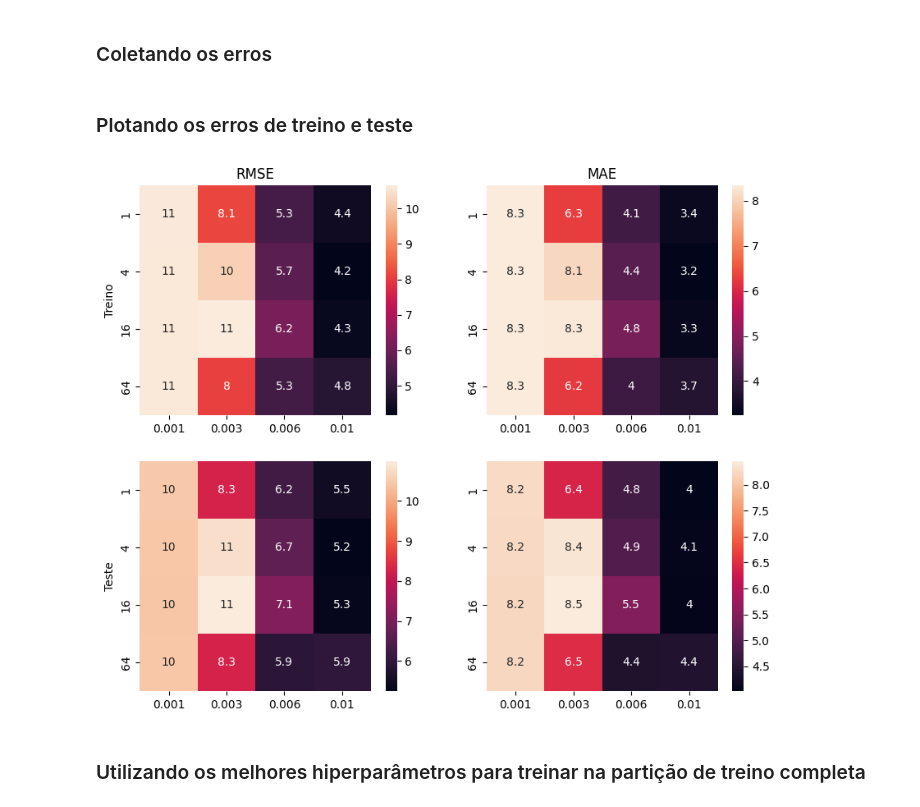
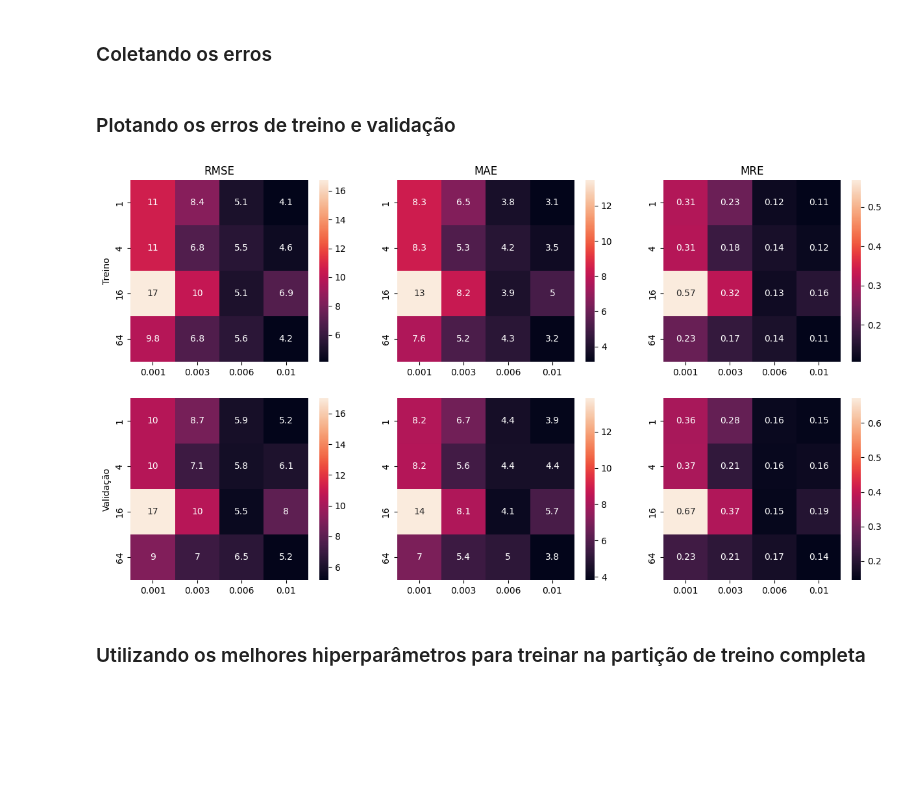
Before and after one commit to rabdiego/aprendizagem, a Jupyter notebook: trabalhos/trabalho4/lista4.ipynb, the cells around one changed output. Cells and saved outputs as stored; diff of their text form; code cells hidden in the pictures; blank space fills up the shorter version.

```diff
--- a/trabalhos/trabalho4/lista4.ipynb
+++ b/trabalhos/trabalho4/lista4.ipynb
@@ -59,7 +64,7 @@ loss_list = [[[list() for i in range(4)] for j in range(4)] for k in range(2)]
 # %% [markdown]
 ### Treinamento dos modelos
 # %%
-for i in range(4):
+for i in tqdm(range(4)):
     for j in tqdm(range(4)):
         for epoch in range(100):
             for index, (attributes, labels) in enumerate(train_2_loader):
@@ -83,5 +88,3 @@ for i in range(4):
                 loss = criterion(outputs[:, 0], labels)
 
             loss_list[1][i][j].append(loss.item())
-
-        print(f'Model with {4**i} neurons and momentum rate = {weight_terms[j]} trained.')
@@ -112,8 +101,8 @@ for i in range(4):
         ax[i][j].plot(range(len(loss_list[1][i][j])), loss_list[1][i][j])
 
 for i in range(4):
-    ax[0][i].set_title(f'Momentum = {weight_terms[i]}')
-    ax[i][0].set_ylabel(f'Número de neurônios escondidos = {4**i}')
+    ax[i][0].set_ylabel(f'Weight Decay = {weight_terms[i]}')
+    ax[0][i].set_title(f'Número de neurônios escondidos = {4**i}')
 
 ax[-1][-2].set_xlabel('Azul --> Loss Treino, Laranja --> Loss Teste')
 
@@ -125,8 +114,10 @@ plt.show()
 # %%
 train_rmse = torch.zeros((4, 4)).to(device)
 train_mae = torch.zeros((4, 4)).to(device)
+train_mre = torch.zeros((4, 4)).to(device)
 val_rmse = torch.zeros((4, 4)).to(device)
 val_mae = torch.zeros((4, 4)).to(device)
+val_mre = torch.zeros((4, 4)).to(device)
 
 for i in range(4):
     for j in range(4):
@@ -138,30 +129,35 @@ for i in range(4):
 
         train_rmse[i][j] = torch.sqrt(torch.nn.functional.mse_loss(train_out, train_real.reshape(-1, 1)))
         train_mae[i][j] = torch.nn.functional.l1_loss(train_out, train_real.reshape(-1, 1))
+        train_mre[i][j] = mean_absolute_percentage_error(train_2[:, -1], train_out.cpu().detach().numpy())
 
         val_rmse[i][j] = torch.sqrt(torch.nn.functional.mse_loss(val_out, val_real.reshape(-1, 1)))
         val_mae[i][j] = torch.nn.functional.l1_loss(val_out, val_real.reshape(-1, 1))
+        val_mre[i][j] = mean_absolute_percentage_error(val[:, -1], val_out.cpu().detach().numpy())
 # %% [markdown]
-### Plotando os erros de treino e teste
+### Plotando os erros de treino e validação
 # %%
 ylabels = [f'{4**i}' for i in range(4)]
 xlabels = [f'{weight_terms[i]}' for i in range(4)]
 
-fig, ax = plt.subplots(2, 2, figsize=(10, 8))
+fig, ax = plt.subplots(2, 3, figsize=(15, 8))
 
-rmse_val = sns.heatmap(train_rmse.cpu().detach().numpy(), annot=True, ax=ax[0][0], xticklabels=xlabels, yticklabels=ylabels)
-mae_val = sns.heatmap(train_mae.cpu().detach().numpy(), annot=True, ax=ax[0][1], xticklabels=xlabels, yticklabels=ylabels)
+rmse_train = sns.heatmap(train_rmse.cpu().detach().numpy(), annot=True, ax=ax[0][0], xticklabels=xlabels, yticklabels=ylabels)
+mae_train = sns.heatmap(train_mae.cpu().detach().numpy(), annot=True, ax=ax[0][1], xticklabels=xlabels, yticklabels=ylabels)
+mre_train = sns.heatmap(train_mre.cpu().detach().numpy(), annot=True, ax=ax[0][2], xticklabels=xlabels, yticklabels=ylabels)
 rmse_val = sns.heatmap(val_rmse.cpu().detach().numpy(), annot=True, ax=ax[1][0], xticklabels=xlabels, yticklabels=ylabels)
 mae_val = sns.heatmap(val_mae.cpu().detach().numpy(), annot=True, ax=ax[1][1], xticklabels=xlabels, yticklabels=ylabels)
+mre_val = sns.heatmap(val_mre.cpu().detach().numpy(), annot=True, ax=ax[1][2], xticklabels=xlabels, yticklabels=ylabels)
 
 ax[0][0].set_title('RMSE')
 ax[0][1].set_title('MAE')
+ax[0][2].set_title('MRE')
 ax[0][0].set_ylabel('Treino')
-ax[1][0].set_ylabel('Teste')
+ax[1][0].set_ylabel('Validação')
 
 plt.show()
 # %% [output]
-[figure, old version]
+[figure, new version]
 # %% [markdown]
 ### Utilizando os melhores hiperparâmetros para treinar na partição de treino completa
 # %%
```
Also changed, not shown: parts of 29 cells of this notebook.
